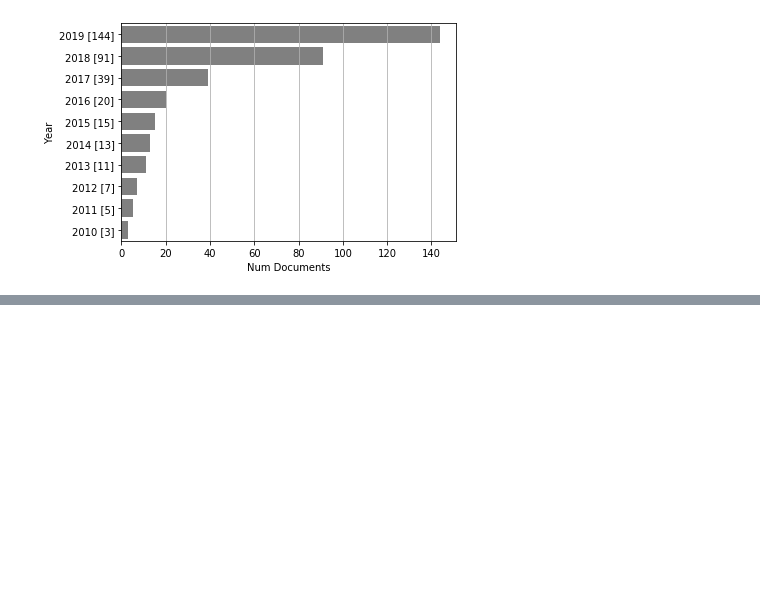
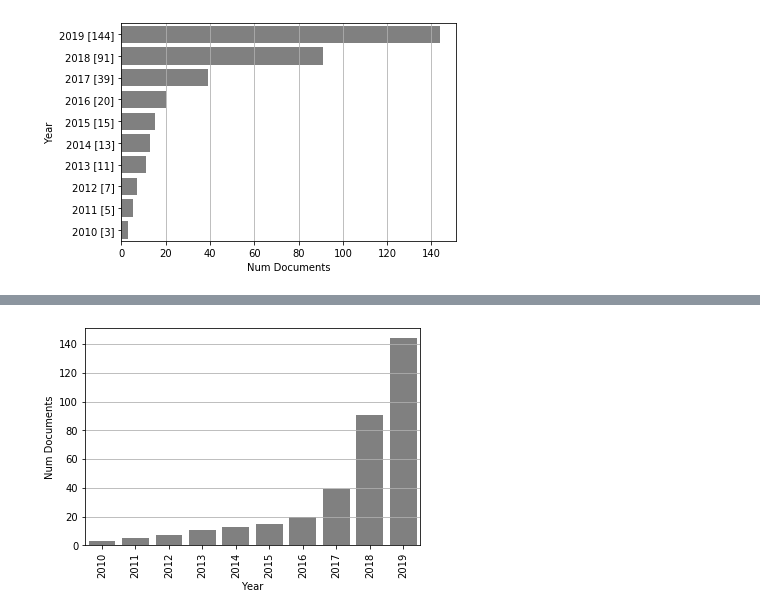
Before and after one commit to jdvelasq/techminer-old-deprecated, a Jupyter notebook: guide/tutorial/10-documents-by-year.ipynb, the cells around one changed output, grey strips where cells are left out. Cells and saved outputs as stored; diff of their text form; code cells hidden in the pictures; blank space fills up the shorter version.

```diff
--- a/guide/tutorial/10-documents-by-year.ipynb
+++ b/guide/tutorial/10-documents-by-year.ipynb
@@ -76,0 +85,4 @@ rdf.documents_by_year(cumulative=True).barhplot(library='seaborn')
+# %%
+rdf.documents_by_year(cumulative=True).barplot(library='seaborn')
+# %% [output]
+[figure, added]
```
Also changed, not shown: parts of 2 cells of this notebook, 2 other files.
